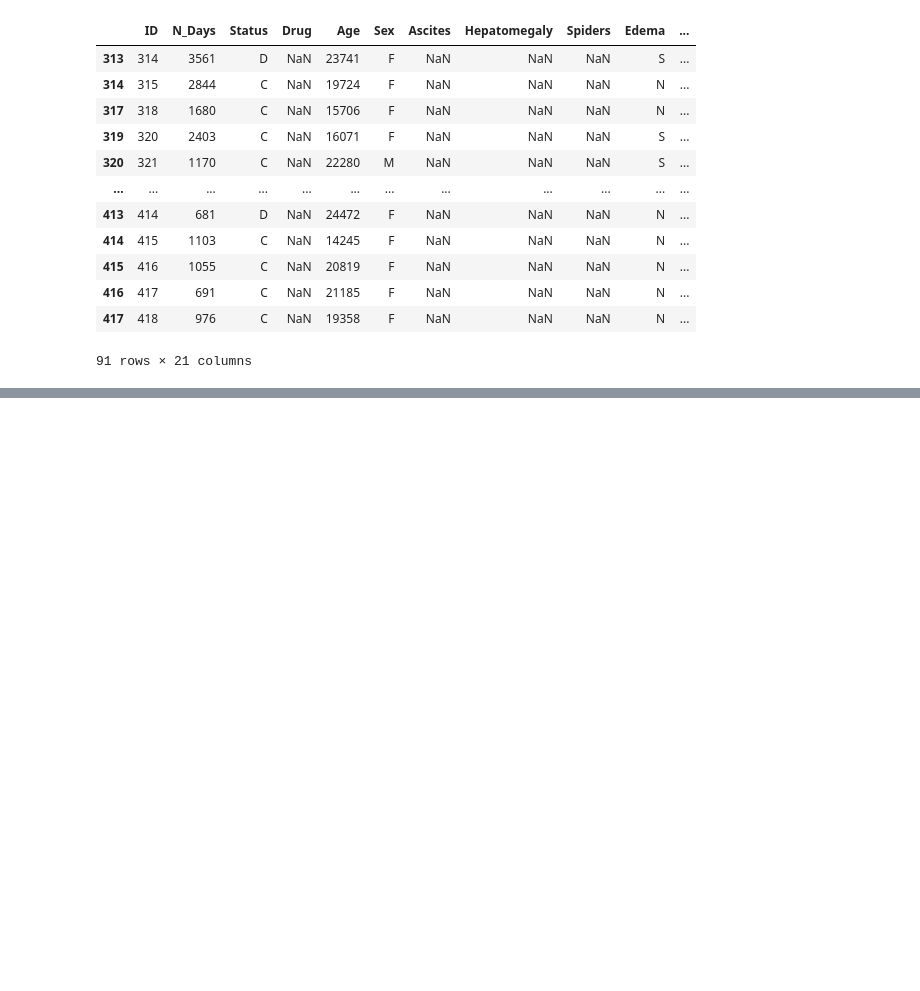
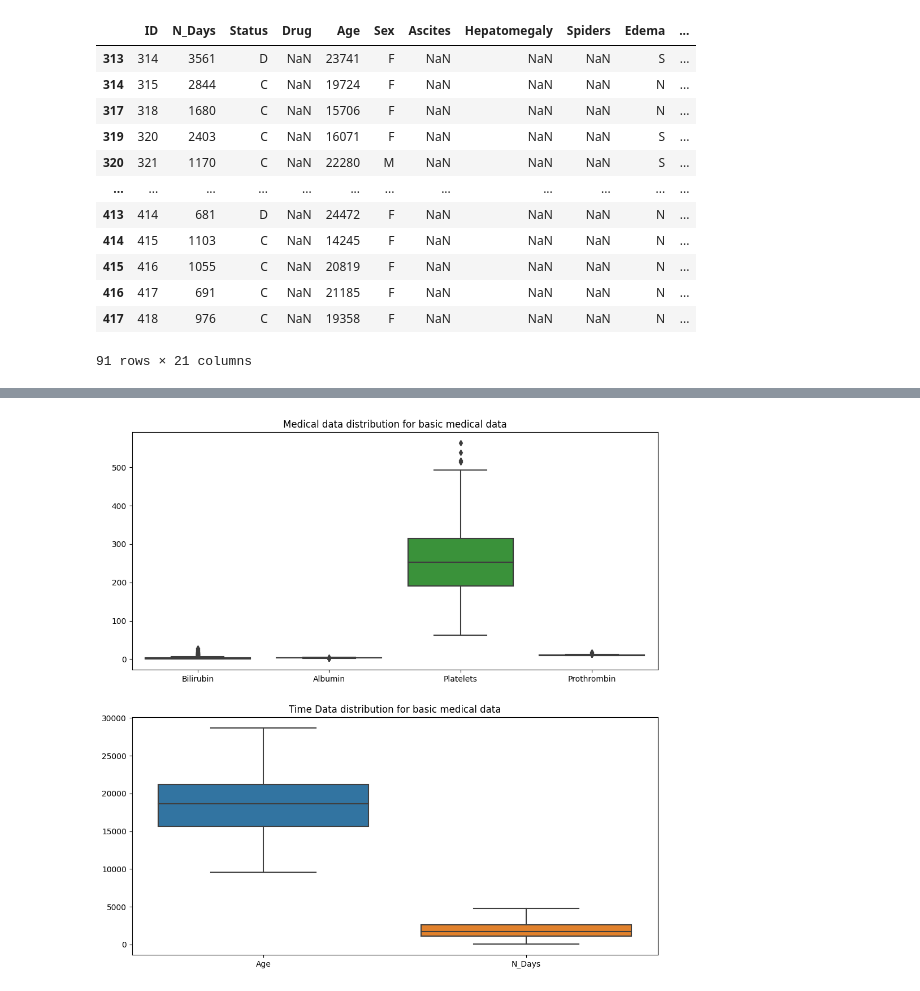
Before and after one commit to filip-kobus/cirhosis-classification-machine-learning, a Jupyter notebook: notebook.ipynb, the cells around one changed output, grey strips where cells are left out. Saved outputs shown, nothing was run; the diff lists cells and outputs as text; code cells hidden in the pictures; blank space fills up the shorter version.

```diff
--- a/notebook.ipynb
+++ b/notebook.ipynb
@@ -87,0 +103,6 @@ df.drop(df[df['Platelets'].isna()].index, inplace=True)
+# %%
+null_counts = df.isna().sum()
+
+for column, null_count in null_counts.items():
+    if(null_count!=0):
+        print(f"Column '{column}': {null_count} nulls")
@@ -87,0 +121,8 @@ df.drop(df[df['Platelets'].isna()].index, inplace=True)
+# %%
+columns_with_few_nulls = null_counts[null_counts < 100].index
+basic_medical_data = df[columns_with_few_nulls]
+null_counts = basic_medical_data.isna().sum()
+
+for column, null_count in null_counts.items():
+    if(null_count!=0):
+        print(f"Column '{column}': {null_count} nulls")
@@ -87,0 +134,10 @@ df.drop(df[df['Platelets'].isna()].index, inplace=True)
+# %%
+def fill_nulls_with_mean(df):
+    df = df.copy()
+    for column in df.columns:
+        if df[column].dtype in [np.float64, np.int64] and df[column].isnull().sum() > 0:
+            df.loc[:, column] = df[column].fillna(df[column].mean())
+    return df
+# %%
+basic_medical_data = fill_nulls_with_mean(basic_medical_data).drop(columns=['nan_count'])
+detailed_medical_data = fill_nulls_with_mean(detailed_medical_data).drop(columns=['nan_count'])
@@ -87,0 +159,13 @@ df.drop(df[df['Platelets'].isna()].index, inplace=True)
+# %%
+medical_data  = basic_medical_data.drop(columns=['ID','N_Days','Age','Stage'])
+
+plt.figure(figsize=(12,12))
+plt.subplot(2,1,1)
+sns.boxplot(data=medical_data).set_title("Medical data distribution for basic medical data")
+
+time_data = basic_medical_data[['Age', 'N_Days']]
+plt.subplot(2,1,2)
+sns.boxplot(data=time_data).set_title("Time Data distribution for basic medical data")
+plt.show()
+# %% [output]
+[figure, added]
```
Also changed, not shown: parts of 34 cells of this notebook.
